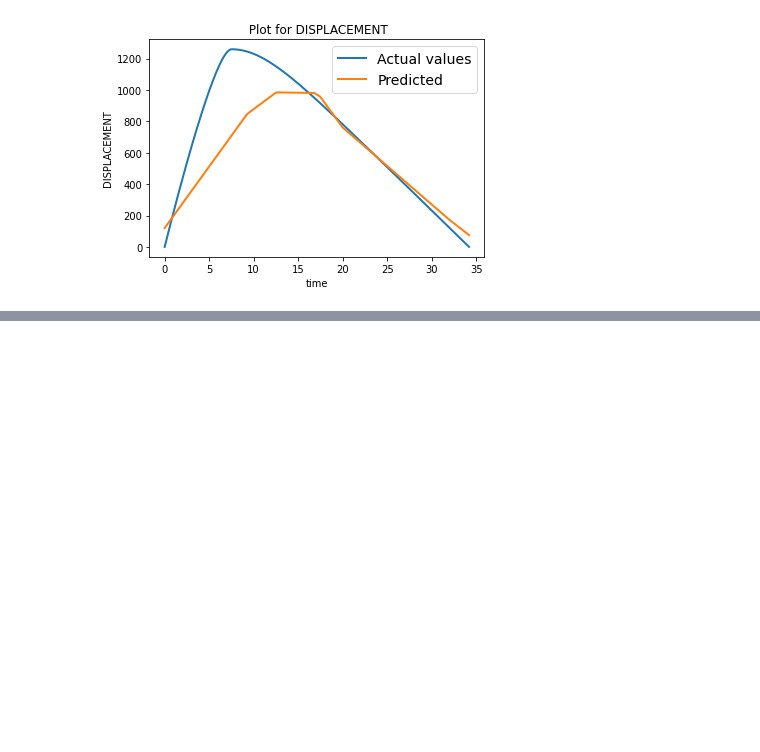
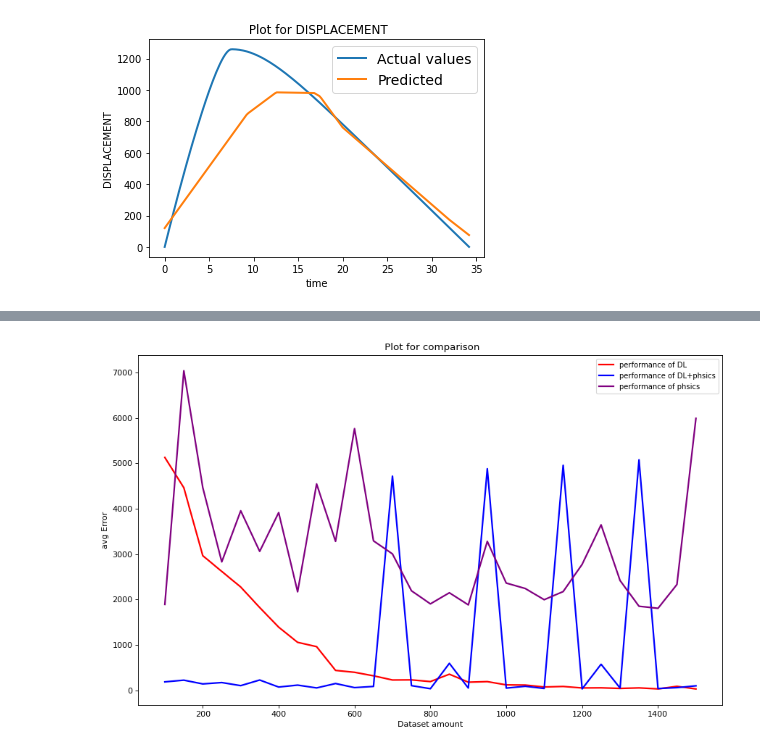
Before and after one commit to srinath2022/physics-based-DL, a Jupyter notebook: simpleExperimentWithAir.ipynb, the cells around one changed output, grey strips where cells are left out. Cells and saved outputs as stored; diff of their text form; code cells hidden in the pictures; blank space fills up the shorter version.

```diff
--- a/simpleExperimentWithAir.ipynb
+++ b/simpleExperimentWithAir.ipynb
@@ -1096,0 +1352,13 @@ compare_plot(times, displacements, displacements_p, 'DISPLACEMENT')
+# %%
+plt.figure(figsize=(13, 8), dpi=80)
+plt.title(f" Plot for comparison")
+plt.plot(data_samples, test_error_DL,'r', linewidth=2, label='performance of DL')
+plt.plot(data_samples, test_error_physics_DL,'b', linewidth=2, label='performance of DL+phsics')
+plt.plot(data_samples, test_error_physics,'purple', linewidth=2, label='performance of phsics')
+
+plt.ylabel("avg Error")
+plt.xlabel('Dataset amount')
+plt.legend(fontsize=9)
+plt.show()
+# %% [output]
+[figure, added]
```
Also changed, not shown: parts of 7 cells of this notebook.
